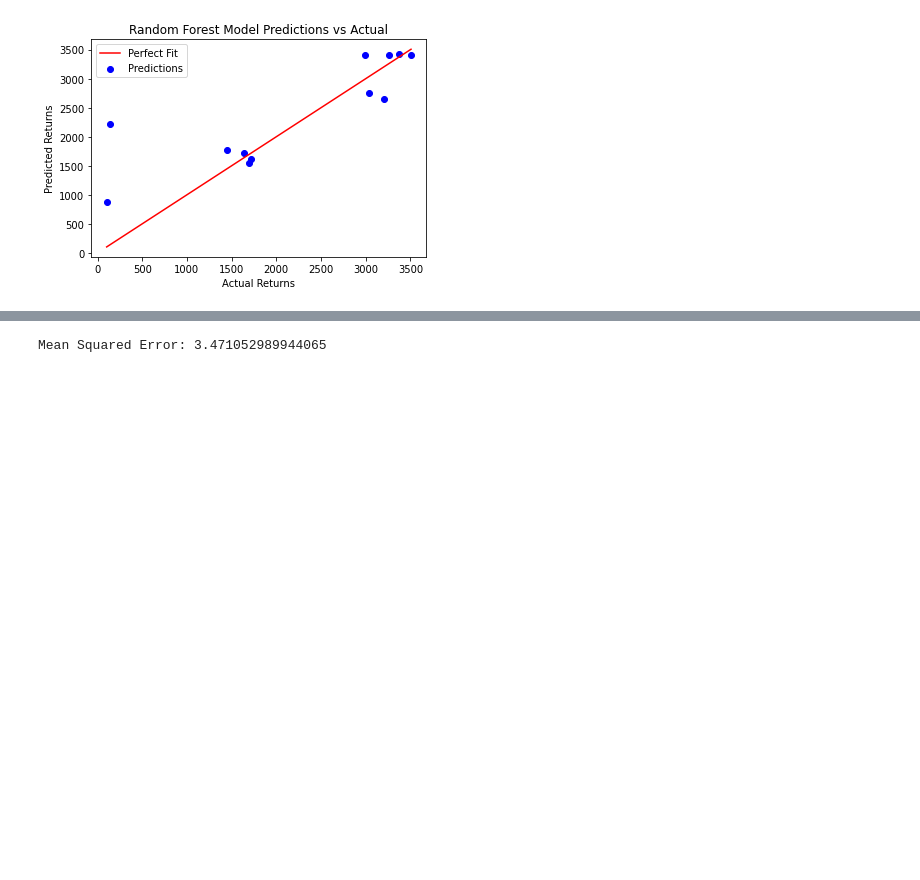
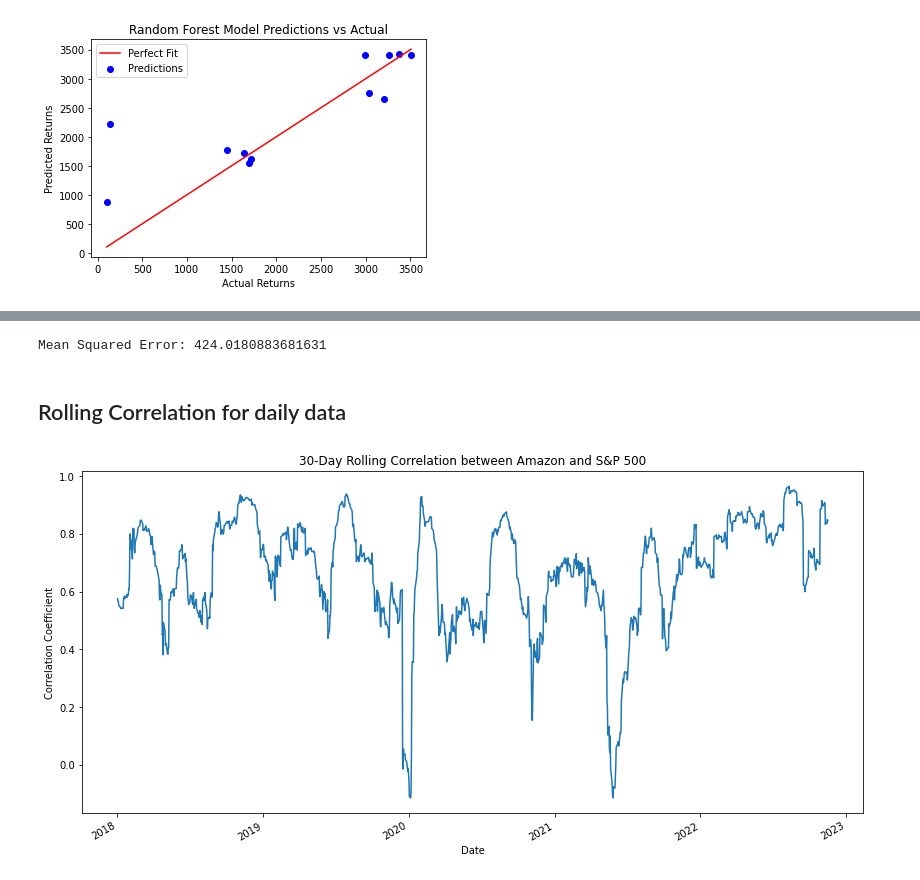
Before and after one commit to Surya7612/FE511, a Jupyter notebook: Final PRoject/correlation.ipynb, the cells around one changed output, grey strips where cells are left out. Saved outputs shown, nothing was run; the diff lists cells and outputs as text; code cells hidden in the pictures; blank space fills up the shorter version.

```diff
--- a/Final PRoject/correlation.ipynb
+++ b/Final PRoject/correlation.ipynb
@@ -749,7 +194,50 @@ plt.show()
 # %%
 from sklearn.metrics import mean_squared_error
 
-mse = mean_squared_error(test_amazon_values, predicted_amazon_values)
+mse = mean_squared_error(y, amazon_pred)
 print(f'Mean Squared Error: {mse}')
 # %% [output]
-Mean Squared Error: 3.471052989944065
+Mean Squared Error: 424.0180883681631
+# %% [markdown]
+## Rolling Correlation for daily data
+# %%
+import pandas as pd
+import matplotlib.pyplot as plt
+
+amazon_daily = pd.read_csv(
+    '/Users/surya/Desktop/FE-511/FE511/Final PRoject/amzn_daily_wallstreet_HistoricalPrices.csv',
+    parse_dates=['Date'],
+    date_parser=lambda x: pd.to_datetime(x, format='%m/%d/%y'),
+    index_col='Date'
+)
+sp500_daily = pd.read_csv(
+    '/Users/surya/Desktop/FE-511/FE511/Final PRoject/S&P_daily_wallstreet_HistoricalPrices.csv',
+    parse_dates=['Date'],
+    date_parser=lambda x: pd.to_datetime(x, format='%m/%d/%y'),
+    index_col='Date'
+)
+
+# Calculate daily returns
+amazon_daily['Returns'] = amazon_daily[' Close'].pct_change()
+sp500_daily['Returns'] = sp500_daily[' Close'].pct_change()
+
+# Drop the first row since it will be NaN after pct_change()
+amazon_daily = amazon_daily.dropna()
+sp500_daily = sp500_daily.dropna()
+
+# Align the dataframes to ensure they have the same dates
+combined_returns = pd.concat([amazon_daily['Returns'], sp500_daily['Returns']], axis=1, join='inner')
+combined_returns.columns = ['Amazon', 'S&P500']
+
+# Calculate the rolling correlation
+window_size = 30  # or another window size you think is appropriate
+rolling_correlation = combined_returns['Amazon'].rolling(window=window_size).corr(combined_returns['S&P500'])
+
+# Plot the rolling correlation
+plt.figure(figsize=(14, 7))
+rolling_correlation.plot(title=f'{window_size}-Day Rolling Correlation between Amazon and S&P 500')
+plt.xlabel('Date')
+plt.ylabel('Correlation Coefficient')
+plt.show()
+# %% [output]
+[figure, added]
```
Also changed, not shown: parts of 42 cells of this notebook.
